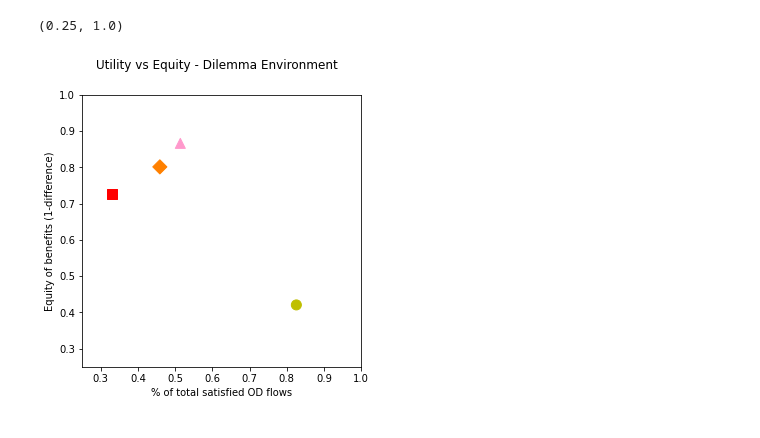
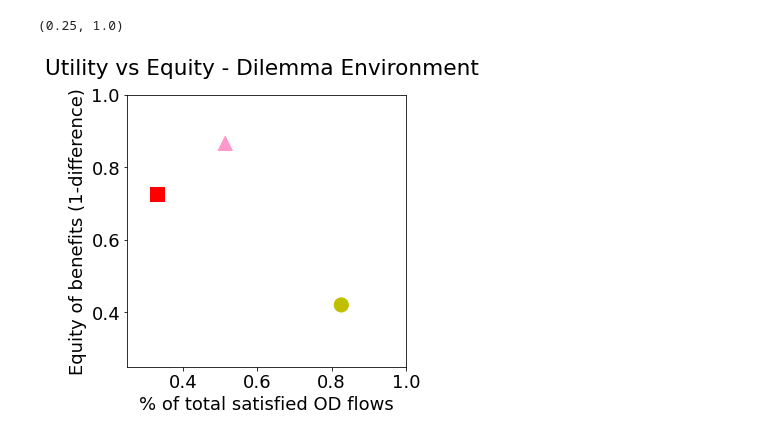
Before and after one commit to dimichai/fair-network-expansion, a Jupyter notebook: result_plotter.ipynb, the cells around one changed output. Cells and saved outputs as stored; diff of their text form; code cells hidden in the pictures.

```diff
--- a/result_plotter.ipynb
+++ b/result_plotter.ipynb
@@ -4,12 +4,13 @@ import matplotlib.pyplot as plt
 import json
 import pandas as pd
 from environment import Environment
+import numpy as np
+plt.rcParams.update({'font.size': 18})
 # %%
 # Paths of models to evalute
 # environment = Environment(Path(f"./environments/dilemma"), groups_file='./groups.txt')
 # constraints = ForwardConstraints(environment.grid_x_size, environment.grid_y_size, environment.existing_lines_full, environment.grid_to_vector)
 models = ['dilemma_5x5_20220503_13_58_29.563962', 'dilemma_5x5_20220503_17_47_23.454216', 'dilemma_5x5_20220419_13_22_47.509481',
-            'dilemma_5x5_20220503_13_57_24.615759',
             'dilemma_5x5_20220418_17_43_08.080415', 'dilemma_5x5_20220503_15_18_36.055557', 'dilemma_5x5_20220503_16_36_50.970871']
 
 lines, group_ginis, group_pct_ginis, group_ods, group_ods_pct, group_pct_diff = [], [], [], [], [], []
@@ -39,34 +39,34 @@ metrics
 # %%
 # To create a scatterplot with different custom markers.
 # From https://github.com/matplotlib/matplotlib/issues/11155
 def mscatter(x,y,ax=None, m=None, **kw):
     import matplotlib.markers as mmarkers
     if not ax: ax=plt.gca()
     sc = ax.scatter(x,y,**kw)
     if (m is not None) and (len(m)==len(x)):
         paths = []
         for marker in m:
             if isinstance(marker, mmarkers.MarkerStyle):
                 marker_obj = marker
             else:
                 marker_obj = mmarkers.MarkerStyle(marker)
             path = marker_obj.get_path().transformed(
                         marker_obj.get_transform())
             paths.append(path)
         sc.set_paths(paths)
 
 metrics_plot = metrics.drop_duplicates(['group_ods_pct', 'group_gini'])
 fig, ax = plt.subplots(figsize=(5, 5))
-s = np.repeat(100, metrics_plot.shape[0])
-m = ['o', 'D', '^', 's']
-c = ['y', '#FF8000', '#FF99CC', '#FF0000']
+s = np.repeat(200, metrics_plot.shape[0])
+m = ['o','^', 's']
+c = ['y', '#FF99CC', '#FF0000']
 
 scatter = mscatter(metrics_plot['group_ods_pct'], metrics_plot['group_pct_diff'], c=c, s=s, m=m, ax=ax)
 ax.set_xlabel('% of total satisfied OD flows')
 ax.set_ylabel('Equity of benefits (1-difference)')
 fig.suptitle('Utility vs Equity - Dilemma Environment')
 ax.set_ylim((0.25,1))
 ax.set_xlim((0.25,1))
 # %% [output]
 (0.25, 1.0)
-[figure, old version]
+[figure, new version]
```
Also changed, not shown: parts of 8 cells of this notebook.
